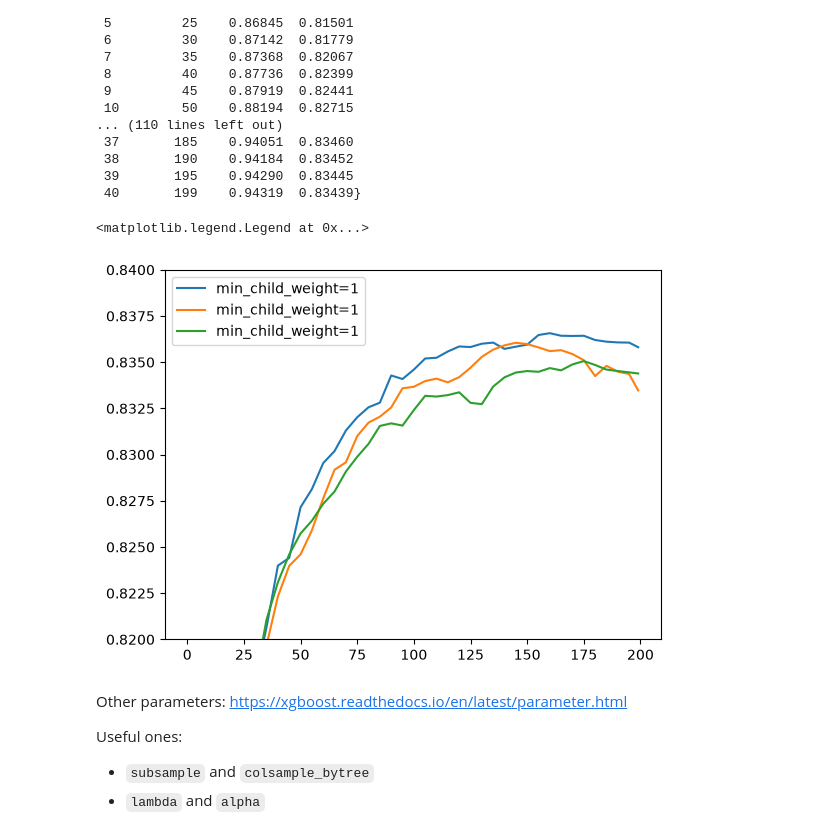
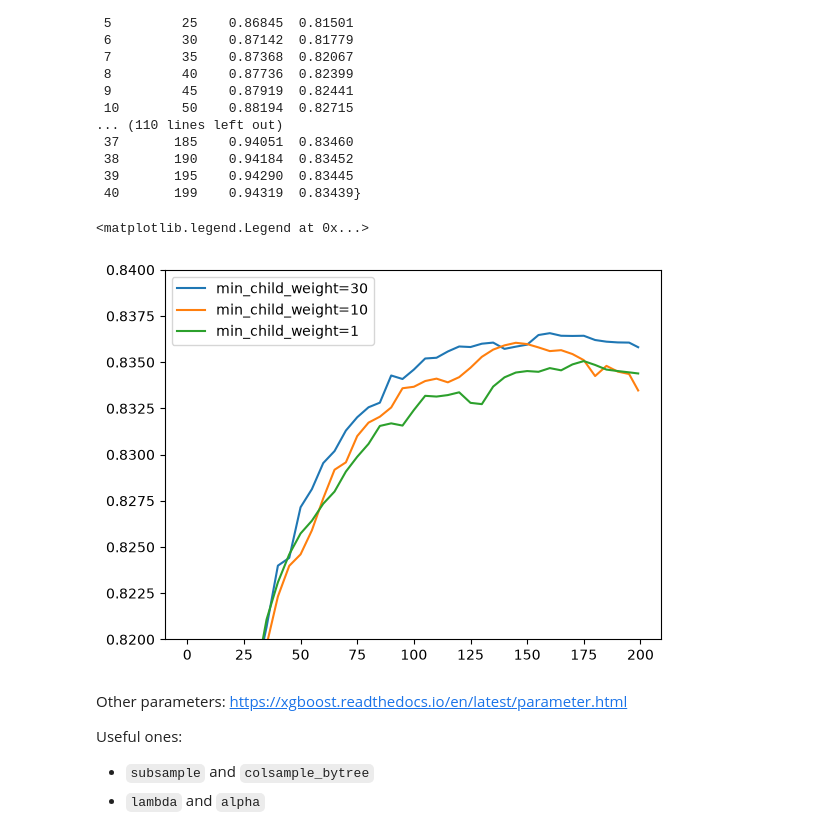
Before and after one commit to yujiezhou001/machine-learning-zoomcamp, a Jupyter notebook: 06-trees/notebook.ipynb, the cells around one changed output. Cells and saved outputs as stored; diff of their text form; code cells hidden in the pictures.

```diff
--- a/06-trees/notebook.ipynb
+++ b/06-trees/notebook.ipynb
@@ -1004,14 +1004,14 @@ scores
  39       195    0.94290  0.83445
  40       199    0.94319  0.83439}
 # %%
-for min_child_weight, df_score in scores.items():
+for key, df_score in scores.items():
     plt.plot(df_score.num_iter, df_score.val_auc, label=key)
 
 plt.ylim(0.82, 0.84)
 plt.legend()
 # %% [output]
 <matplotlib.legend.Legend at 0x...>
-[figure, old version]
+[figure, new version]
 # %%
 xgb_params = {
     'eta': 0.1,
```
Also changed, not shown: parts of 5 cells of this notebook.
